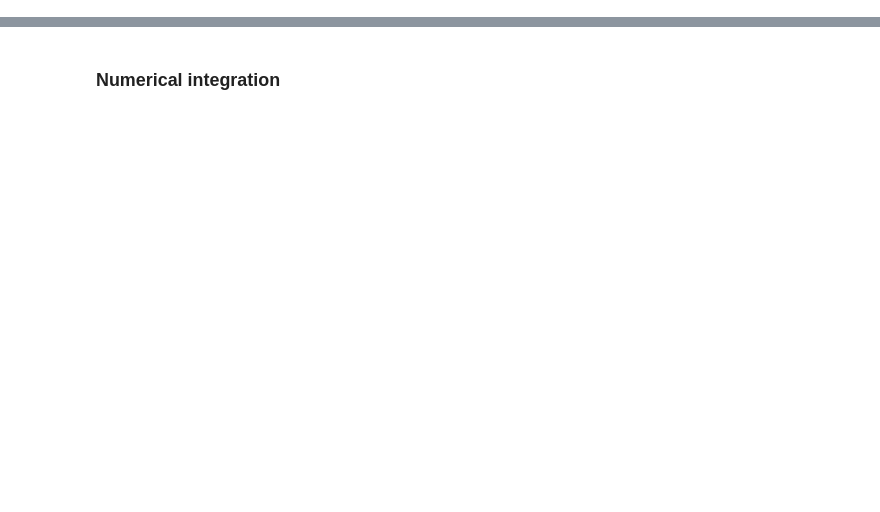
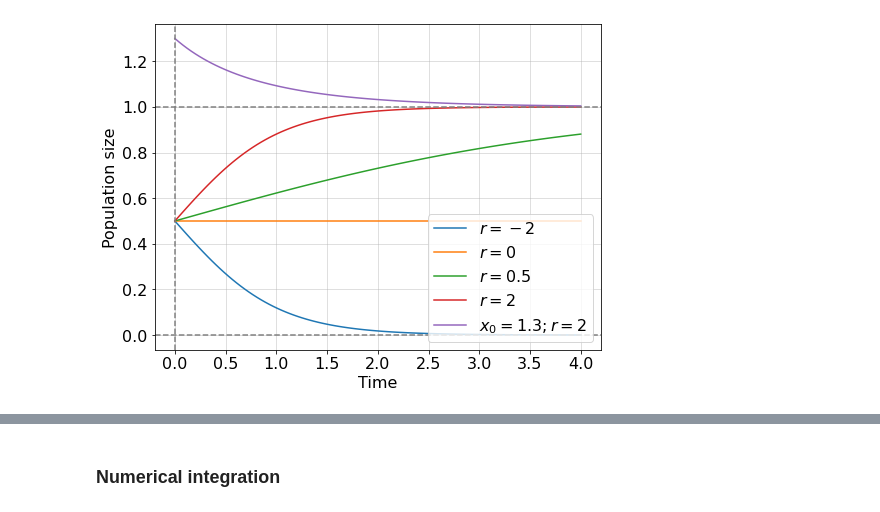
Before and after one commit to ComputationalAgingLab/computational_aging_course, a Jupyter notebook: _sources/dyn/system_resilience.ipynb, the cells around one changed output, grey strips where cells are left out. Saved outputs shown, nothing was run; the diff lists cells and outputs as text; code cells hidden in the pictures; blank space fills up the shorter version.

```diff
--- a/_sources/dyn/system_resilience.ipynb
+++ b/_sources/dyn/system_resilience.ipynb
@@ -111,0 +195,23 @@ Two important observations: (1) the solution of equation {eq}`ex_sol_1` is alway
+# %%
+import matplotlib.pyplot as plt
+import numpy as np
+plt.rcParams['font.size'] = '16' # increase font size
+
+x3 = lambda t, K, r, x0: K / (1 + (K - x0) / x0 * np.exp(-r * t))
+
+t = np.linspace(0, 4, 100)
+
+fig, ax = plt.subplots(1, 1, figsize=(8,6))
+ax.set_xlabel('Time')
+ax.set_ylabel('Population size')
+for r in [-2, 0, 0.5, 2]:
+    ax.plot(t, x3(t, 1, r, 0.5), label=f'$r = {r}$');
+
+ax.plot(t, x3(t, 1, 1, 1.3), label=f'$x_0 = 1.3; r = 2$'); # another initial condition
+ax.axhline(0, color='grey', ls='--')
+ax.axhline(1, color='grey', ls='--')
+ax.axvline(0, color='grey', ls='--')
+ax.grid(alpha=0.5)
+ax.legend(loc='lower right');
+# %% [output]
+[figure, added]
```
Also changed, not shown: parts of 12 cells of this notebook, 10 other files.
